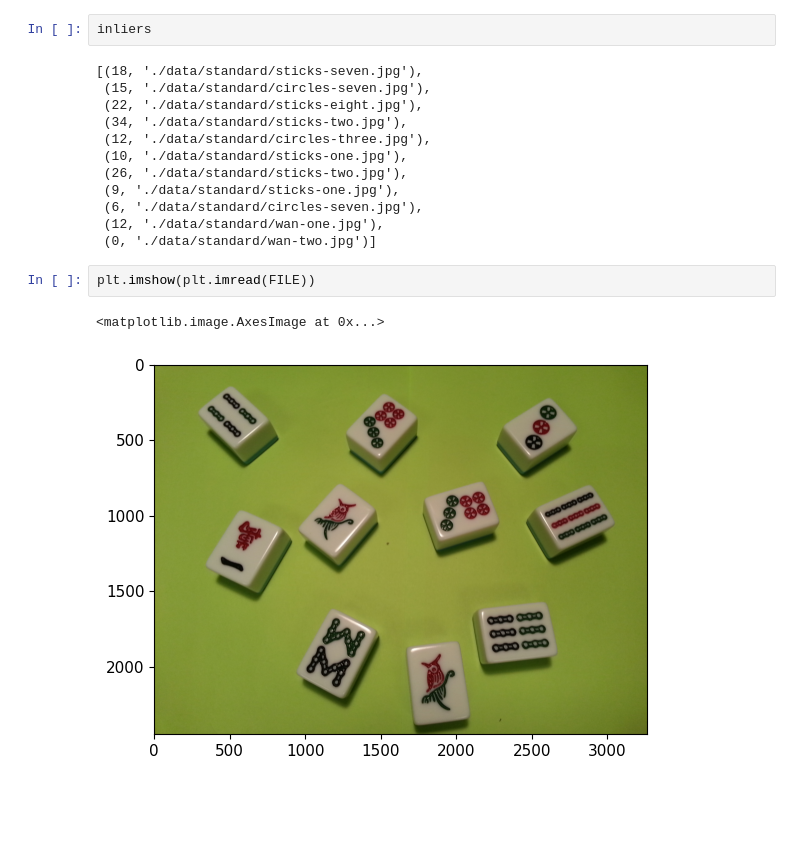
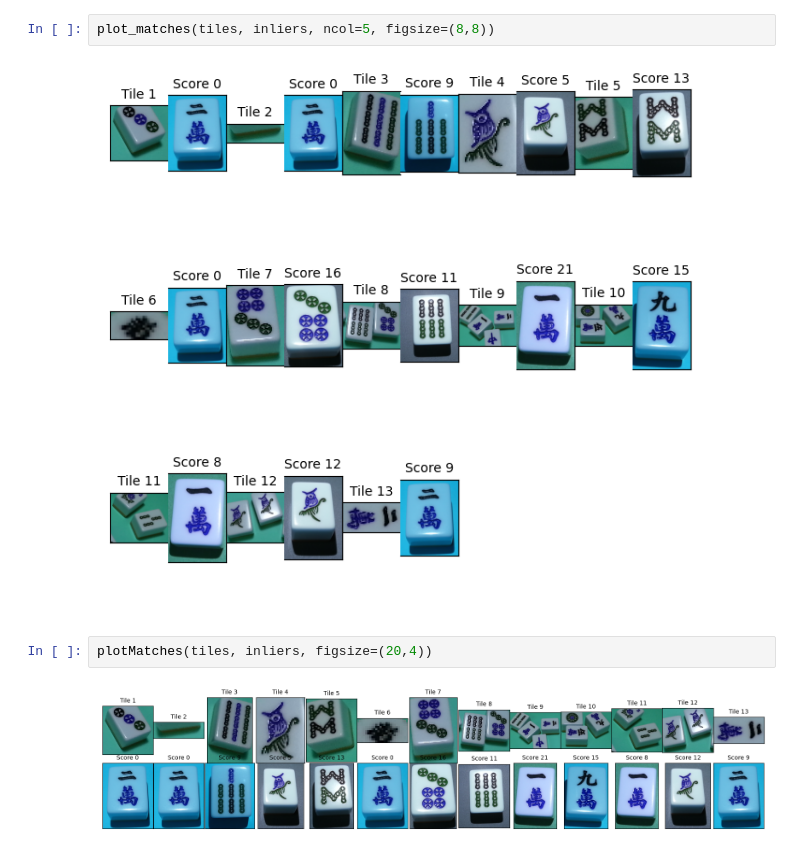
Before and after one commit to augix/mahjongCV, a Jupyter notebook: testMain1.ipynb, the cells around one changed output. Saved outputs shown, nothing was run; the diff lists cells and outputs as text; blank space fills up the shorter version.

```diff
--- a/testMain1.ipynb
+++ b/testMain1.ipynb
@@ -54,19 +50,8 @@ inliers = NN(tiles, images) # matching results
-# %%
-inliers
-# %% [output]
-[(18, './data/standard/sticks-seven.jpg'),
- (15, './data/standard/circles-seven.jpg'),
- (22, './data/standard/sticks-eight.jpg'),
- (34, './data/standard/sticks-two.jpg'),
- (12, './data/standard/circles-three.jpg'),
- (10, './data/standard/sticks-one.jpg'),
- (26, './data/standard/sticks-two.jpg'),
- (9, './data/standard/sticks-one.jpg'),
- (6, './data/standard/circles-seven.jpg'),
- (12, './data/standard/wan-one.jpg'),
- (0, './data/standard/wan-two.jpg')]
-# %%
-plt.imshow(plt.imread(FILE))
-# %% [output]
-<matplotlib.image.AxesImage at 0x...>
-[figure, removed]
+# %%
+plot_matches(tiles, inliers, ncol=5, figsize=(8,8))
+# %% [output]
+[figure, added]
+# %%
+plotMatches(tiles, inliers, figsize=(20,4))
+# %% [output]
+[figure, added]
```
Also changed, not shown: parts of 13 cells of this notebook, 1 other file.
